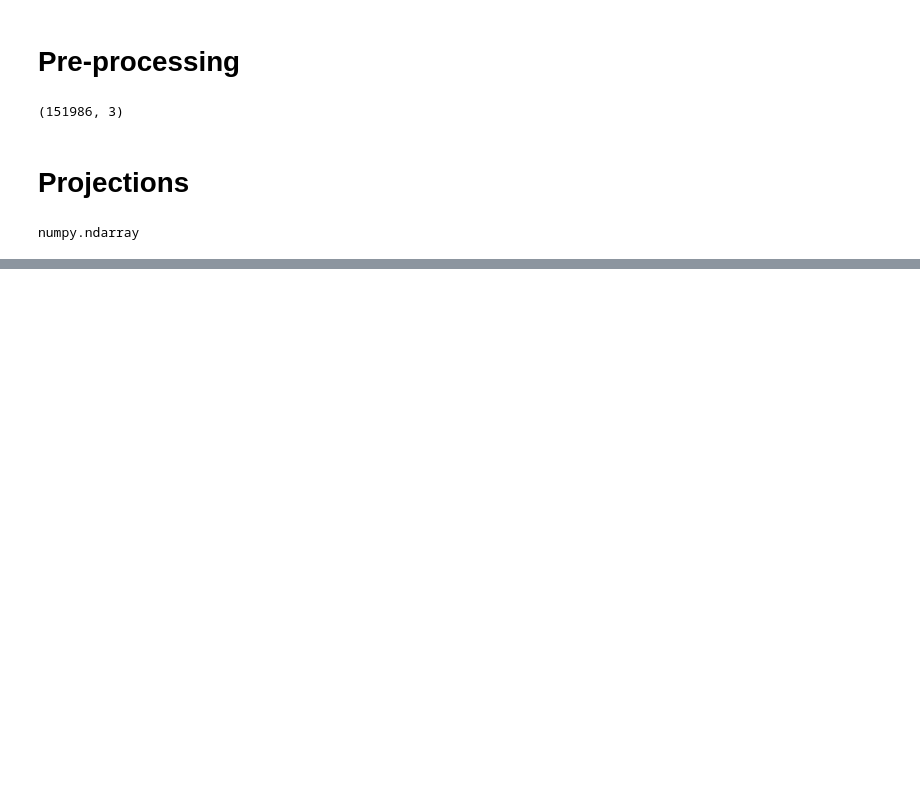
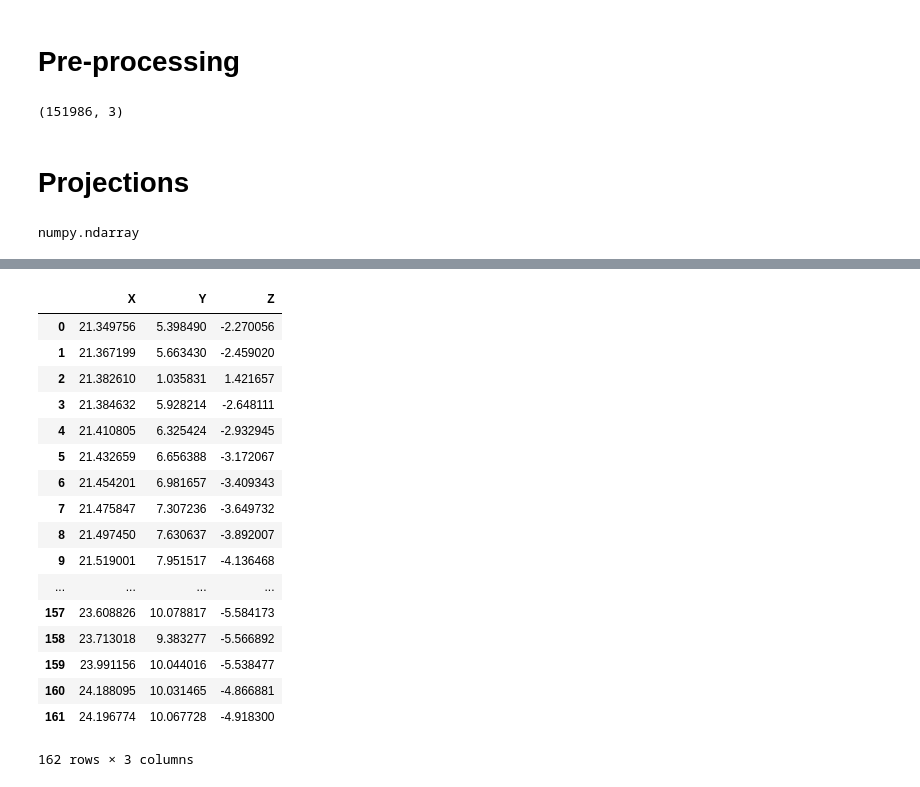
Before and after one commit to PaulineMauryL/PropellerProject, a Jupyter notebook: Projection notebook.ipynb, the cells around one changed output, grey strips where cells are left out. Drawn from its saved outputs; the diff is of its cells as text; code cells hidden in the pictures; blank space fills up the shorter version.

```diff
--- a/Projection notebook.ipynb
+++ b/Projection notebook.ipynb
@@ -88,3 +109,24 @@ dn_left_points  = add_border_points(dn_left_points,  dn_side1_border, dn_side2_b
+# %%
+up_right_points.sort_values('X').reset_index(drop=True)
+# %% [output]
+|  | X | Y | Z |
+| 0 | 21.349756 | 5.398490 | -2.270056 |
+| 1 | 21.367199 | 5.663430 | -2.459020 |
+| 2 | 21.382610 | 1.035831 | 1.421657 |
+| 3 | 21.384632 | 5.928214 | -2.648111 |
+| 4 | 21.410805 | 6.325424 | -2.932945 |
+| 5 | 21.432659 | 6.656388 | -3.172067 |
+| 6 | 21.454201 | 6.981657 | -3.409343 |
+| 7 | 21.475847 | 7.307236 | -3.649732 |
+| 8 | 21.497450 | 7.630637 | -3.892007 |
+| 9 | 21.519001 | 7.951517 | -4.136468 |
+| ... | ... | ... | ... |
+| 157 | 23.608826 | 10.078817 | -5.584173 |
+| 158 | 23.713018 | 9.383277 | -5.566892 |
+| 159 | 23.991156 | 10.044016 | -5.538477 |
+| 160 | 24.188095 | 10.031465 | -4.866881 |
+| 161 | 24.196774 | 10.067728 | -4.918300 |
+162 rows × 3 columns
 # %%
 plot_projection_up_down(up_right_points, up_left_points)
 plot_projection_up_down(dn_right_points, dn_left_points)
```
Also changed, not shown: parts of 10 cells of this notebook, 5 other files.
